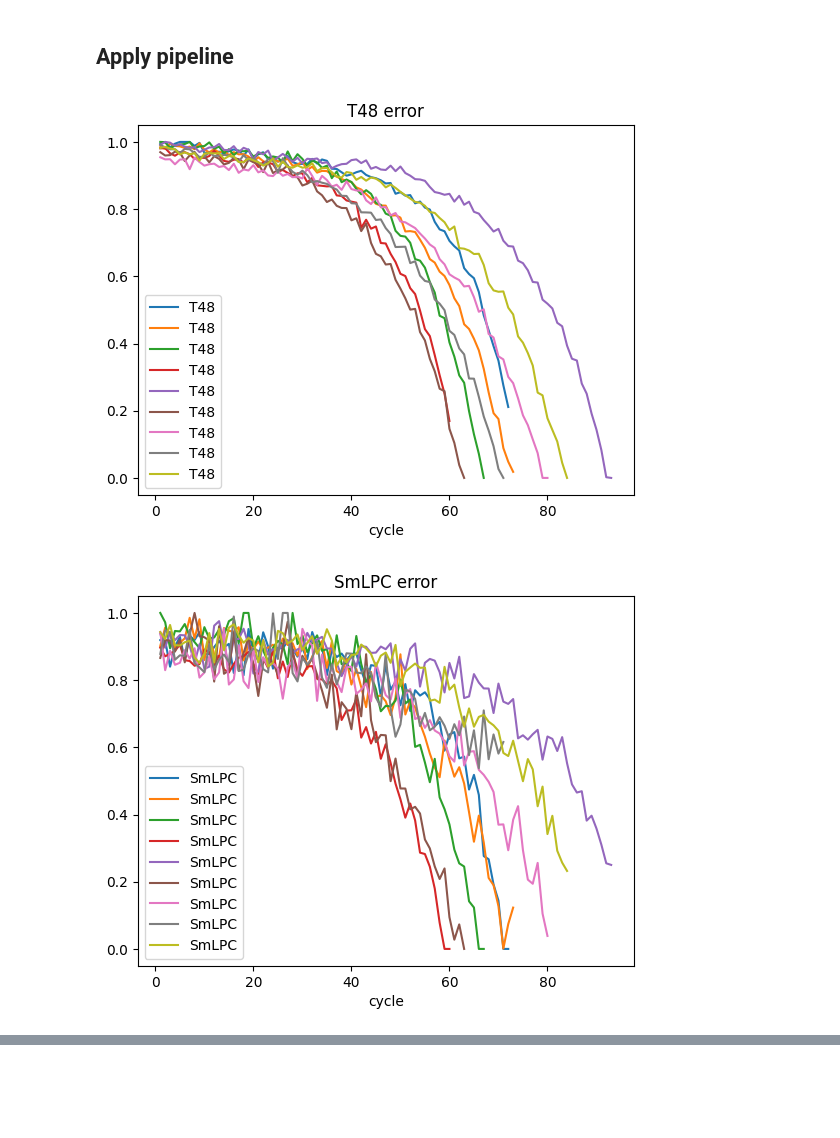
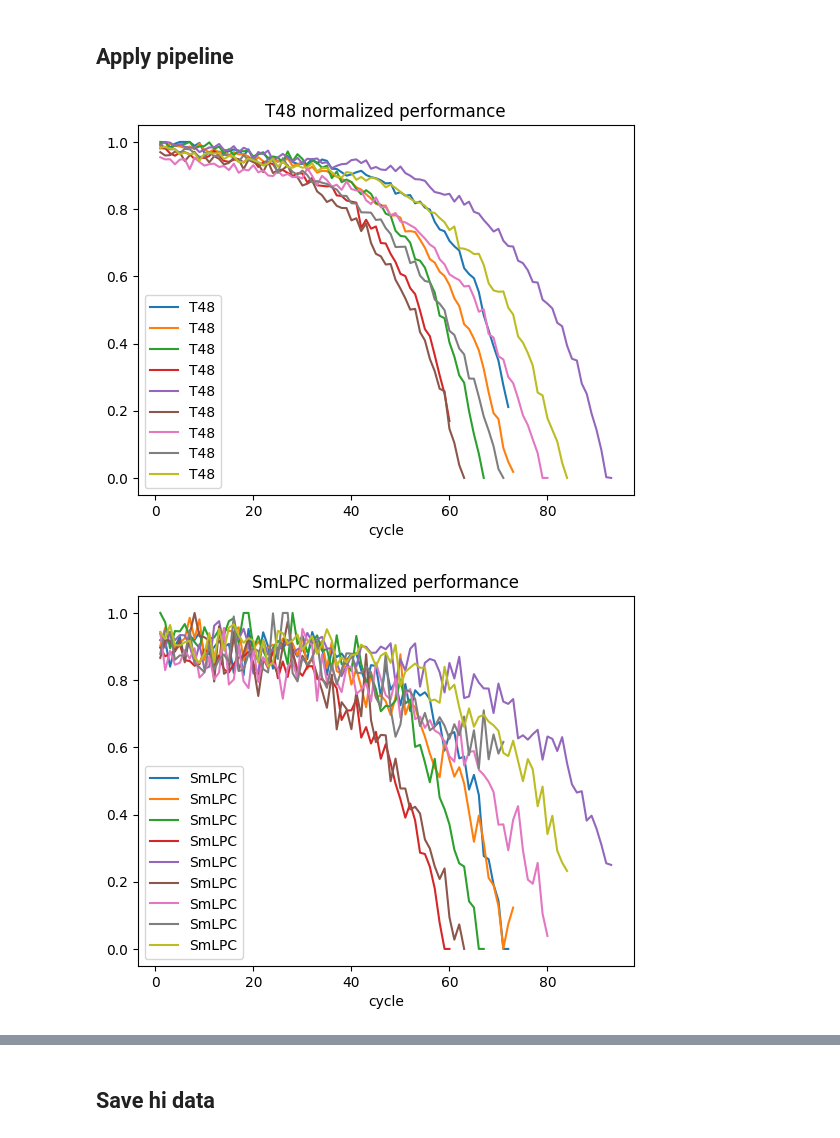
Before and after one commit to 4belito/deep-performance-rul, a Jupyter notebook: 3-apply_ocnorm.ipynb, the cells around one changed output, grey strips where cells are left out. Drawn from its saved outputs; the diff is of its cells as text; code cells hidden in the pictures; blank space fills up the shorter version.

```diff
--- a/3-apply_ocnorm.ipynb
+++ b/3-apply_ocnorm.ipynb
@@ -27,14 +27,15 @@ df = pd.read_csv(experiment_dir/f'data_{data_split}.csv',dtype={"Fc": str})
 ## Load the pipeline
 # %%
 pipe:EstimationPipeline = joblib.load(opcond_dir/"pipeline_best.joblib")
+pipe.set_bounds(df,q_low=0.01, q_high=0.99)
 df_hi = pipe.transform(df)
 # %% [markdown]
 ## Apply pipeline
 # %%
 for perf in pipe.get_performances():
     fig, ax = plt.subplots()
-    ax.set_title(f"{perf} error")
+    ax.set_title(f"{perf} normalized performance")
     df_hi.groupby("unit").plot(x="cycle", y=f'{perf}', ax=ax, legend=True)
 # %% [output]
-[figure, old version]
+[figure, new version]
-[figure, old version]
+[figure, new version]
@@ -41,0 +43,2 @@ for perf in pipe.get_performances():
+# %% [markdown]
+## Save hi data
```
Also changed, not shown: parts of 4 cells of this notebook, 18 other files.
